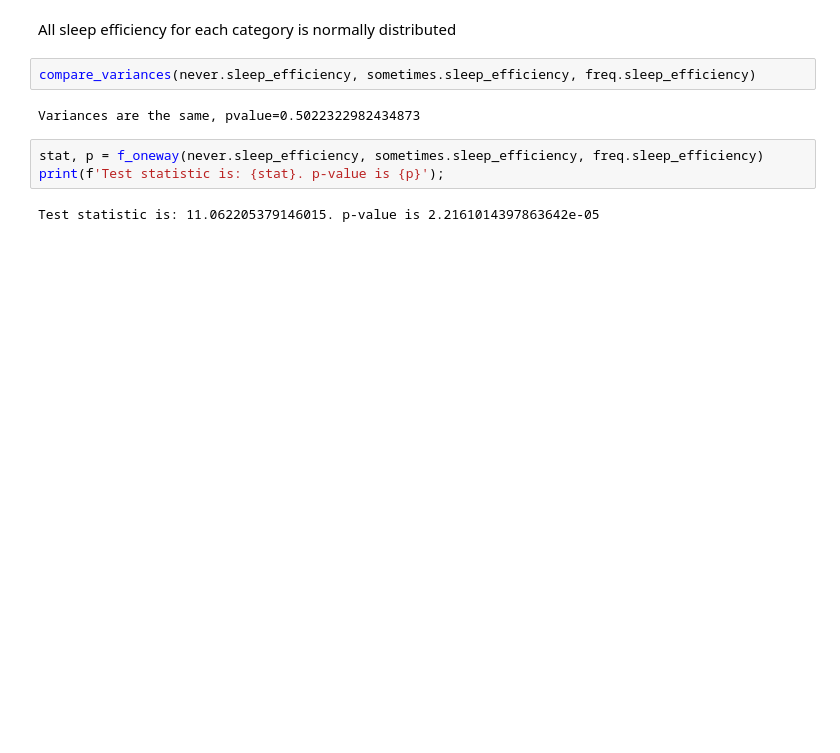
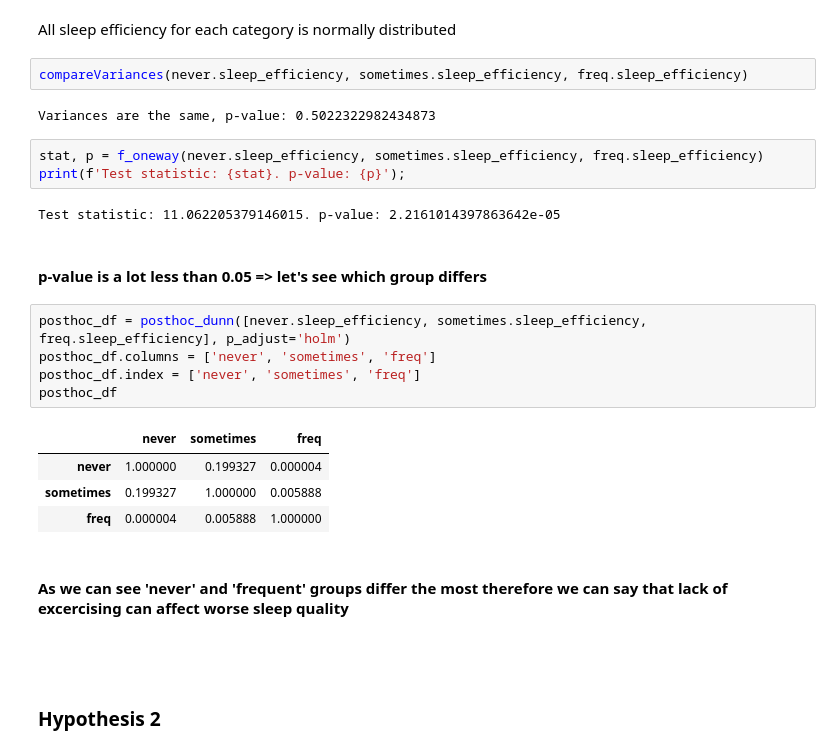
Before and after one commit to kvufee/ds_ml-learning, a Jupyter notebook: EDA/sleep_efficiency_EDA.ipynb, the cells around one changed output. Cells and saved outputs as stored; diff of their text form; blank space fills up the shorter version.

Commit message:
[MODIFY] finish proving hypothesis 1

```diff
--- a/EDA/sleep_efficiency_EDA.ipynb
+++ b/EDA/sleep_efficiency_EDA.ipynb
@@ -305,11 +304,29 @@ Data is normally distributed, p-value = 0.3770678843539854
 # %% [markdown]
 All sleep efficiency for each category is normally distributed
 # %%
-compare_variances(never.sleep_efficiency, sometimes.sleep_efficiency, freq.sleep_efficiency)
+compareVariances(never.sleep_efficiency, sometimes.sleep_efficiency, freq.sleep_efficiency)
 # %% [output]
-Variances are the same, pvalue=0.5022322982434873
+Variances are the same, p-value: 0.5022322982434873
 # %%
 stat, p = f_oneway(never.sleep_efficiency, sometimes.sleep_efficiency, freq.sleep_efficiency)
-print(f'Test statistic is: {stat}. p-value is {p}');
+print(f'Test statistic: {stat}. p-value: {p}');
 # %% [output]
-Test statistic is: 11.062205379146015. p-value is 2.2161014397863642e-05
+Test statistic: 11.062205379146015. p-value: 2.2161014397863642e-05
+# %% [markdown]
+#### p-value is a lot less than 0.05 => let's see which group differs
+# %%
+posthoc_df = posthoc_dunn([never.sleep_efficiency, sometimes.sleep_efficiency, freq.sleep_efficiency], p_adjust='holm')
+posthoc_df.columns = ['never', 'sometimes', 'freq']
+posthoc_df.index = ['never', 'sometimes', 'freq']
+posthoc_df
+# %% [output]
+|  | never | sometimes | freq |
+| never | 1.000000 | 0.199327 | 0.000004 |
+| sometimes | 0.199327 | 1.000000 | 0.005888 |
+| freq | 0.000004 | 0.005888 | 1.000000 |
+# %% [markdown]
+#### As we can see 'never' and 'frequent' groups differ the most therefore we can say that lack of excercising can affect worse sleep quality
+# %% [markdown]
+#
+# %% [markdown]
+### Hypothesis 2
```
Also changed, not shown: parts of 7 cells of this notebook.
